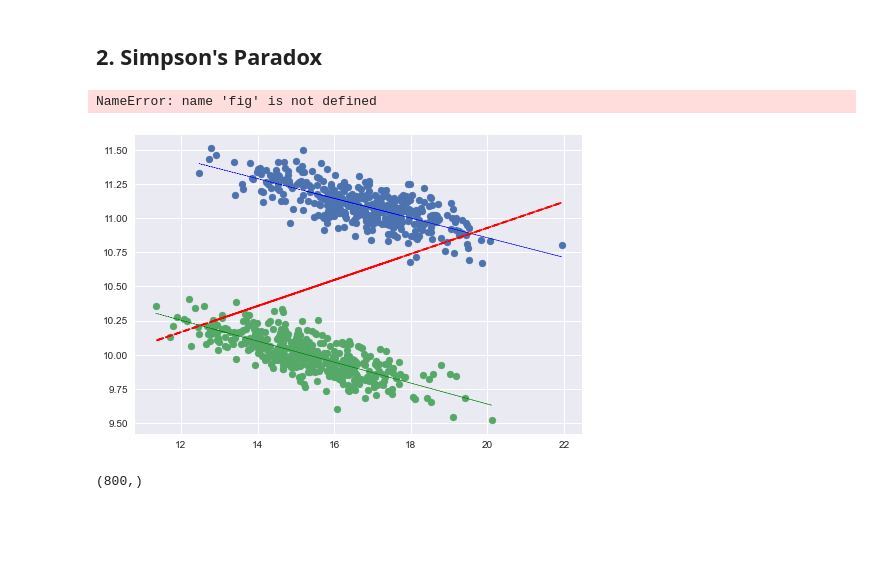
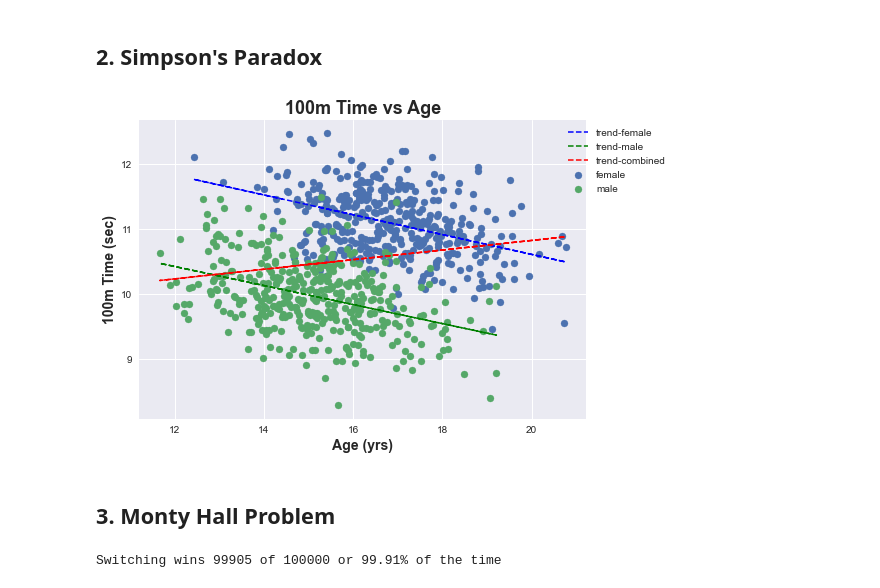
Before and after one commit to SunayBhat1/Writing-Code, a Jupyter notebook: Paradoxes/Paradoxes.ipynb, the cells around one changed output. Cells and saved outputs as stored; diff of their text form; code cells hidden in the pictures; blank space fills up the shorter version.

```diff
--- a/Paradoxes/Paradoxes.ipynb
+++ b/Paradoxes/Paradoxes.ipynb
@@ -66,33 +66,48 @@ plt.savefig('Images/BP_5.png',)
 ## 2. Simpson's Paradox
 # %%
 # Generate multivariate gaussians with correlated age and time,
-male_data = np.random.multivariate_normal([15.2,10.01],np.array([2,-0.15,-0.15,0.02]).reshape(2,2), 400)
-female_data = np.random.multivariate_normal([16.8,11.09],np.array([2,-0.15,-0.15,0.02]).reshape(2,2), 400)
+male_data = np.random.multivariate_normal([15.2,10.01],np.array([2,-0.3,-0.3,0.3]).reshape(2,2), 400)
+female_data = np.random.multivariate_normal([16.8,11.09],np.array([2,-0.3,-0.3,0.3]).reshape(2,2), 400)
 
 # Find trend line (linear fit) of each gender and combined dataset
 m_female,b_female = np.polyfit(female_data[:,0],female_data[:,1],1)
 m_male,b_male = np.polyfit(male_data[:,0],male_data[:,1],1)
 combined_x = np.concatenate((male_data[:,0],female_data[:,0]))
 combined_y = np.concatenate((male_data[:,1],female_data[:,1]))
 m,b = np.polyfit(combined_x,combined_y,1)
 
 # Plot the data as scatter and the trendlines
 plt.scatter(female_data[:,0],female_data[:,1],)
 plt.scatter(male_data[:,0],male_data[:,1])
-plt.plot(female_data[:,0], m_female*female_data[:,0] + b_female,linestyle='--',c='b',linewidth=0.5)
-plt.plot(male_data[:,0], m_male*male_data[:,0] + b_male,linestyle='--',c='g',linewidth=0.5)
-plt.plot(combined_x, m*combined_x + b,linestyle='--',c='r')
+plt.plot(female_data[:,0], m_female*female_data[:,0] + b_female,linestyle='--',c='b',linewidth=1.5)
+plt.plot(male_data[:,0], m_male*male_data[:,0] + b_male,linestyle='--',c='g',linewidth=1.5)
+plt.plot(combined_x, m*combined_x + b,linestyle='--',c='r',linewidth=1.5)
 
 plt.grid(b=True)
 plt.title('100m Time vs Age',fontweight='bold',fontsize = 18)
-plt.xlabel('Age (Years)',fontweight='bold',fontsize = 14)
-plt.ylabel(r'100m Time (seconds)',fontweight='bold',fontsize = 14)
-plt.legend(['trend-female','trend-male','trend-combined','female','male'],loc='upper right',bbox_to_anchor=(1, 0.5))
+plt.xlabel('Age (yrs)',fontweight='bold',fontsize = 14)
+plt.ylabel(r'100m Time (sec)',fontweight='bold',fontsize = 14)
+plt.legend(['trend-female','trend-male','trend-combined','female','male'],loc='upper right',bbox_to_anchor=(1.2, 1))
 plt.savefig('Images/BP_6.png',)
 # %% [output]
-NameError: name 'fig' is not defined
-[figure, old version]
+[figure, new version]
-# %%
-np.concatenate((male_data[:,0],female_data[:,0]))
-# %% [output]
-(800,)
+# %% [markdown]
+## 3. Monty Hall Problem
+# %%
+switch_wins = 0
+doors = 1000  # 1000 doors
+iters = 100000 # 1000000 iterations for simulation
+for n in tqdm(range(iters)):
+    game = np.zeros(doors) # Setup game as vector
+    prize_location = np.random.randint(doors) # Randomly select a prize location
+    game[prize_location] = 1
+    contestant_pick = np.random.randint(doors) # Randomly select a contestant choice
+
+    # Key decision point: If the contestant chose the prize door, host can remove 998 doors randomly, otherwise we must leave the prize door
+    if contestant_pick == prize_location: new_game = [game[contestant_pick],game[np.random.randint(doors)]]
+    else: new_game = [game[contestant_pick],game[prize_location]]
+    if new_game[1] == 1: switch_wins += 1
+
+print('Switching wins {} of 100000 or {:.2%} of the time'.format(switch_wins,switch_wins/100000))
+# %% [output]
+Switching wins 99905 of 100000 or 99.91% of the time
```
Also changed, not shown: parts of 1 cell of this notebook, 5 other files.
